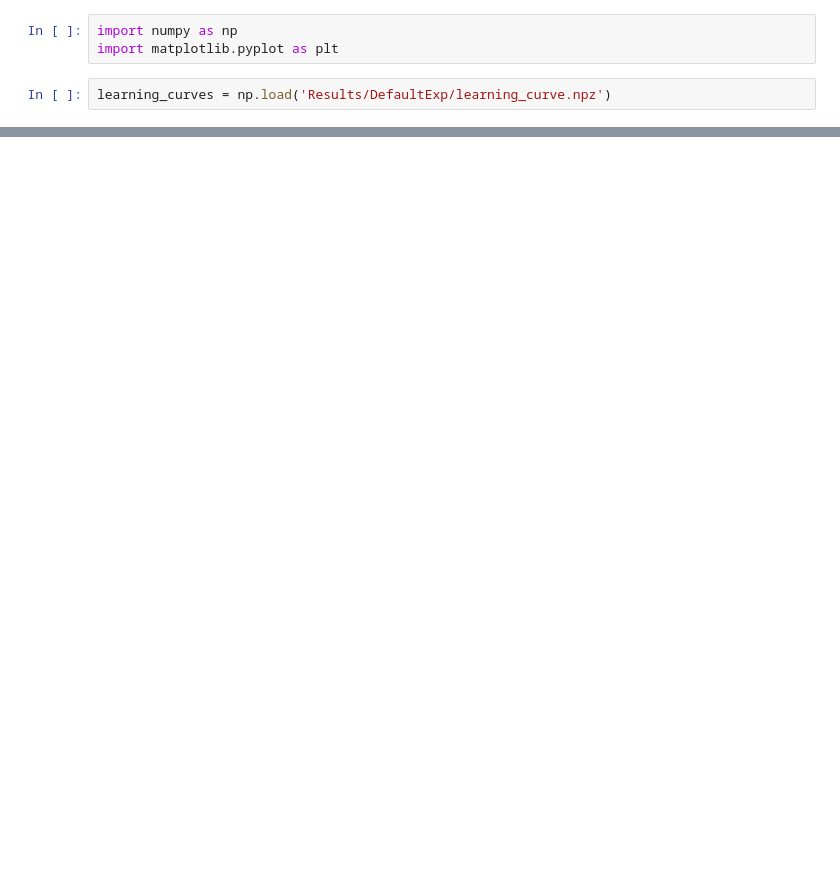
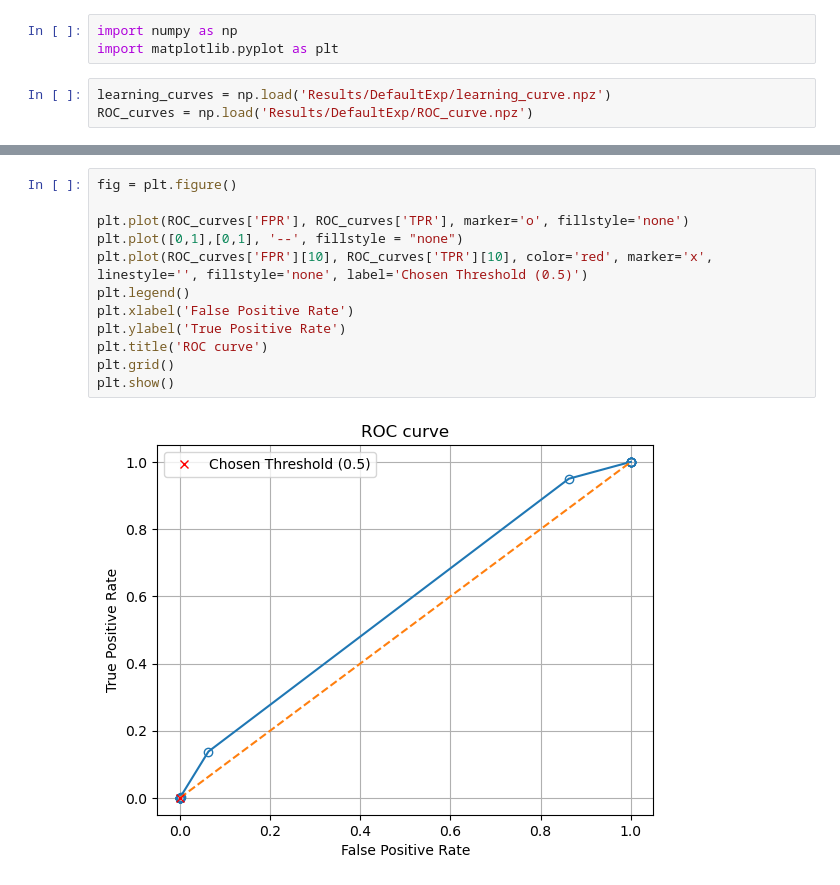
Before and after one commit to TheoHanon/Project, a Jupyter notebook: plot.ipynb, the cells around one changed output, grey strips where cells are left out. Drawn from its saved outputs; the diff is of its cells as text; blank space fills up the shorter version.

```diff
--- a/plot.ipynb
+++ b/plot.ipynb
@@ -3,6 +3,7 @@ import numpy as np
 import matplotlib.pyplot as plt
 # %%
 learning_curves = np.load('Results/DefaultExp/learning_curve.npz')
+ROC_curves = np.load('Results/DefaultExp/ROC_curve.npz')
 # %%
 print(learning_curves['losses_train'], learning_curves['losses_val'])
 # %% [output]
@@ -20,0 +25,14 @@ plt.show()
+# %%
+fig = plt.figure()
+
+plt.plot(ROC_curves['FPR'], ROC_curves['TPR'], marker='o', fillstyle='none')
+plt.plot([0,1],[0,1], '--', fillstyle = "none")
+plt.plot(ROC_curves['FPR'][10], ROC_curves['TPR'][10], color='red', marker='x', linestyle='', fillstyle='none', label='Chosen Threshold (0.5)')
+plt.legend()
+plt.xlabel('False Positive Rate')
+plt.ylabel('True Positive Rate')
+plt.title('ROC curve')
+plt.grid()
+plt.show()
+# %% [output]
+[figure, added]
```
Also changed, not shown: parts of 2 cells of this notebook, 38 other files.
